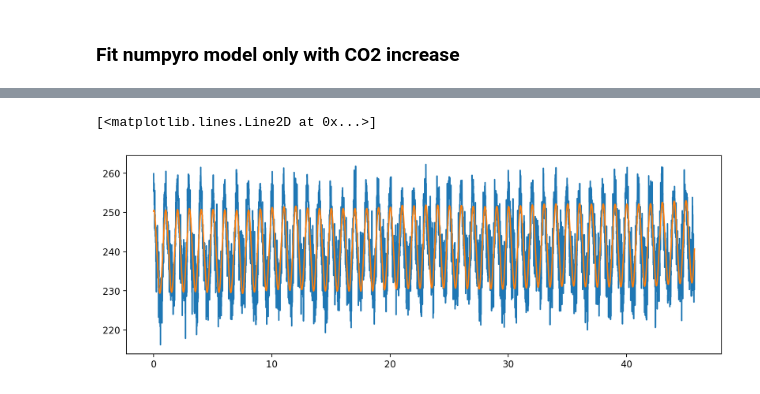
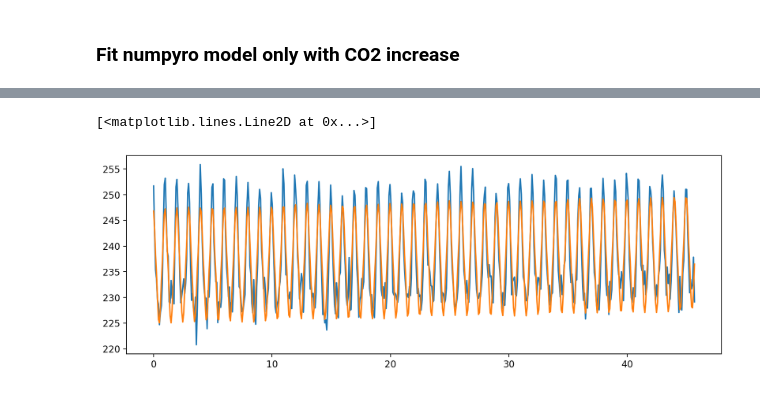
Before and after one commit to jack-eddy-symposium/interconnection-sun-climate, a Jupyter notebook: data_science_analysis/causality_analysis/air_temperature_Bayesian_NS.ipynb, the cells around one changed output, grey strips where cells are left out. Drawn from its saved outputs; the diff is of its cells as text; code cells hidden in the pictures.

```diff
--- a/data_science_analysis/causality_analysis/air_temperature_Bayesian_NS.ipynb
+++ b/data_science_analysis/causality_analysis/air_temperature_Bayesian_NS.ipynb
@@ -323,22 +328,22 @@ def single_lat_lon_model(time, target_variable=None, co2=False, seasonal=False,
 
     # ONI
     if oni is not None:
-        oni_gain = numpyro.sample("oni_gain", dist.Normal(20.0,  40.0))
-        oni_shift = numpyro.sample("oni_shift", dist.Normal(0.0, 5.0))
+        oni_gain = numpyro.sample("oni_gain", dist.Normal(0.0,  2.0))
+        oni_shift = numpyro.sample("oni_shift", dist.Normal(0.0, 0.5))
 
         orbits_oni = ((oni.time-np.min(time))/np.timedelta64(1, 'D')/365.256).values
         target_variable_estimate = (target_variable_estimate
-                                    + oni_gain*jnp.interp(orbits+jnp.abs(oni_shift), orbits_oni, oni.normalized.values) )
+                                    + oni_gain*jnp.interp(orbits-jnp.abs(oni_shift), orbits_oni, oni.normalized.values) )
 
 
     # Cosmic Rays
     if cr is not None:
-        cr_gain = numpyro.sample("cr_gain", dist.Normal(20.0,  40.0))
-        cr_shift = numpyro.sample("cr_shift", dist.Normal(0.0, 5.0))
+        cr_gain = numpyro.sample("cr_gain", dist.Normal(0.0,  2.0))
+        cr_shift = numpyro.sample("cr_shift", dist.Normal(0.0, 1.0))
 
         orbits_cr = ((cr.time-np.min(time))/np.timedelta64(1, 'D')/365.256).values
         target_variable_estimate = (target_variable_estimate
-                                    + cr_gain*jnp.interp(orbits+jnp.abs(cr_shift), orbits_cr, cr.normalized.values))
+                                    + cr_gain*jnp.interp(orbits-jnp.abs(cr_shift), orbits_cr, cr.normalized.values))
 
 
     with numpyro.plate("times", target_variable.shape[0]):
@@ -353,7 +358,7 @@ numpyro.render_model(single_lat_lon_model, model_args=(geo_data_coarse30.time,
 ### Fit numpyro model only with CO2 increase
 # %%
 ns_co2_seasonal = NestedSampler(single_lat_lon_model, constructor_kwargs=constructor_kwargs)
-ns_co2_seasonal.run(random.PRNGKey(2), geo_data_coarse30.time, geo_data_coarse30.air.values[:, 0, lat_index, lon_index],
+ns_co2_seasonal.run(random.PRNGKey(2), geo_data_coarse30.time, target_variable,
                                                     co2=True, seasonal=True, oni=None, cr=None)
 ns_co2_seasonal.print_summary()
 ns_co2_seasonal.diagnostics()
@@ -412,6 +417,6 @@ ax.plot(orbits, precipitation_estimate)
 # %%
 ns_co2_seasonal_oni = NestedSampler(single_lat_lon_model, constructor_kwargs=constructor_kwargs)
-ns_co2_seasonal_oni.run(random.PRNGKey(2), geo_data_coarse30.time, geo_data_coarse30.air.values[:, 0, lat_index, lon_index],
+ns_co2_seasonal_oni.run(random.PRNGKey(2), geo_data_coarse30.time, target_variable,
                                                     True, True, oni_data, None)
 ns_co2_seasonal_oni.print_summary()
 ns_co2_seasonal_oni.diagnostics()
@@ -477,6 +482,6 @@ ax.plot(orbits, precipitation_estimate)
 # %%
 ns_co2_seasonal_cr = NestedSampler(single_lat_lon_model, constructor_kwargs=constructor_kwargs)
-ns_co2_seasonal_cr.run(random.PRNGKey(2), geo_data_coarse30.time, geo_data_coarse30.air.values[:, 0, lat_index, lon_index],
+ns_co2_seasonal_cr.run(random.PRNGKey(2), geo_data_coarse30.time, target_variable,
                                                     True, True, None, cr)
 ns_co2_seasonal_cr.print_summary()
 ns_co2_seasonal_cr.diagnostics()
@@ -515,35 +520,35 @@ seasonal_shift = np.array(jnp.median(samples['seasonal_shift'])).astype('float64
 seasonal_amplitude = np.array(jnp.median(samples['seasonal_amplitude'])).astype('float64')
 seasonal_exponent = np.array(jnp.median(samples['seasonal_exponent'])).astype('float64')
 
 # # ONI
 # oni = oni_data
 # orbits_oni = ((oni.time-np.min(geo_data_coarse30.time))/np.timedelta64(1, 'D')/365.256).values
 # oni_gain = np.array(jnp.median(samples['oni_gain'])).astype('float64')
 # oni_shift = np.array(jnp.median(samples['oni_shift'])).astype('float64')
 
 # CR
 orbits_cr = ((cr.time-np.min(geo_data_coarse30.time))/np.timedelta64(1, 'D')/365.256).values
 cr_gain = np.array(jnp.median(samples['cr_gain'])).astype('float64')
 cr_shift = np.array(jnp.median(samples['cr_shift'])).astype('float64')
 
 
 # CO2
 co2_gain = np.array(jnp.median(samples['co2_gain'])).astype('float64')
 
 fig = plt.figure(figsize=np.array([9, 3]), dpi=200)
 gs0 = fig.add_gridspec(1, 1, wspace=0.0, hspace=0, left=0, right=1, bottom=0, top=1)
 
 ax = fig.add_subplot(gs0[0, 0])
-ax.plot(orbits, geo_data_coarse30.air.values[:, 0, lat_index, lon_index])
+ax.plot(orbits, target_variable)
 
 
 sin_orbits = jnp.sin((orbits - seasonal_shift)*2*jnp.pi)
 precipitation_estimate = (seasonal_amplitude*jnp.sign(sin_orbits)*jnp.pow(jnp.abs(sin_orbits), seasonal_exponent)
                             + orbits/jnp.max(orbits)*co2_gain  + offset
-                            + cr_gain*jnp.interp(orbits+jnp.abs(cr_shift), orbits_cr, cr.normalized.values))
+                            + cr_gain*jnp.interp(orbits-jnp.abs(cr_shift), orbits_cr, cr.normalized.values))
 ax.plot(orbits, precipitation_estimate)
 # %% [output]
 [<matplotlib.lines.Line2D at 0x...>]
-[figure, old version]
+[figure, new version]
 # %%
 ns_co2_seasonal_oni_cr = NestedSampler(single_lat_lon_model, constructor_kwargs=constructor_kwargs)
```
Also changed, not shown: parts of 20 cells of this notebook, 1 other file.
